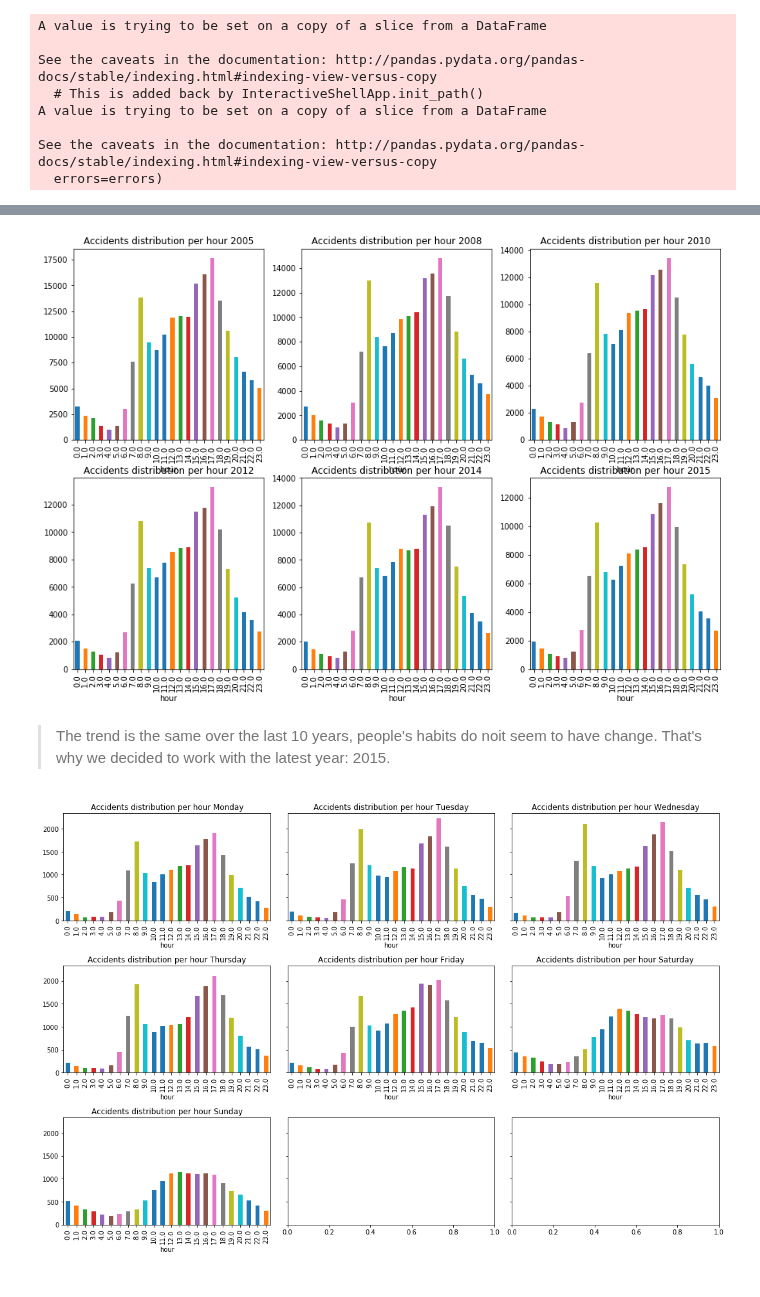
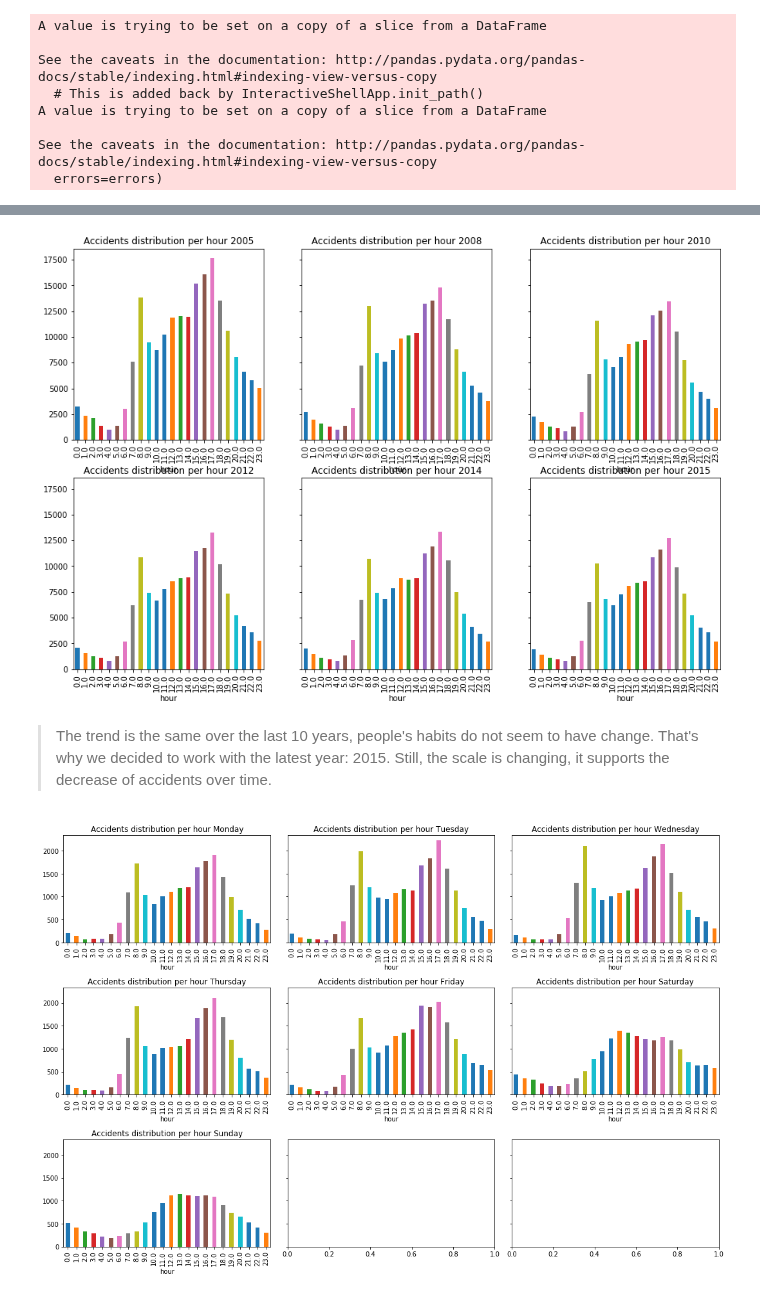
Before and after one commit to Eagleseb/survive-your-commuting, a Jupyter notebook: Milestone2.ipynb, the cells around one changed output, grey strips where cells are left out. Saved outputs shown, nothing was run; the diff lists cells and outputs as text; code cells hidden in the pictures.

```diff
--- a/Milestone2.ipynb
+++ b/Milestone2.ipynb
@@ -369,18 +361,19 @@ See the caveats in the documentation: http://pandas.pydata.org/pandas-docs/stabl
 # %%
 accidents['year'] = pd.DatetimeIndex(accidents['Date']).year
 accidents['hour'] = pd.DatetimeIndex(accidents['Time']).hour
-fig, axes = plt.subplots(2, 3, figsize=(15, 10))
+
+fig, axes = plt.subplots(2, 3, figsize=(15, 10), sharey = True)
 
 plot_distrib(accidents[accidents['year'] == 2005], group = "hour", ax = axes[0][0], leg = "2005")
 plot_distrib(accidents[accidents['year'] == 2008], group = "hour", ax = axes[0][1], leg = "2008")
 plot_distrib(accidents[accidents['year'] == 2010], group = "hour", ax = axes[0][2], leg = "2010")
 plot_distrib(accidents[accidents['year'] == 2012], group = "hour", ax = axes[1][0], leg = "2012")
 plot_distrib(accidents[accidents['year'] == 2014], group = "hour", ax = axes[1][1], leg = "2014")
 plot_distrib(accidents[accidents['year'] == 2015], group = "hour", ax = axes[1][2], leg = "2015")
 # %% [output]
-[figure, old version]
+[figure, new version]
 # %% [markdown]
-> The trend is the same over the last 10 years, people's habits do noit seem to have change. That's why we decided to work with the latest year: 2015.
+> The trend is the same over the last 10 years, people's habits do not seem to have change. That's why we decided to work with the latest year: 2015. Still, the scale is changing, it supports the decrease of accidents over time.
 # %%
 def plot_per_hour(df):
     """
```
Also changed, not shown: parts of 10 cells of this notebook.
